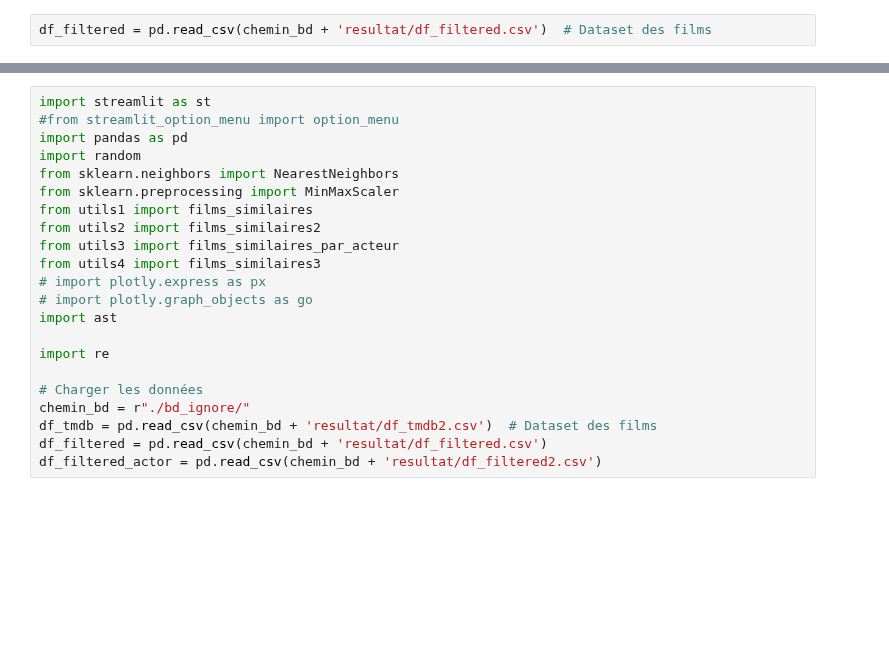
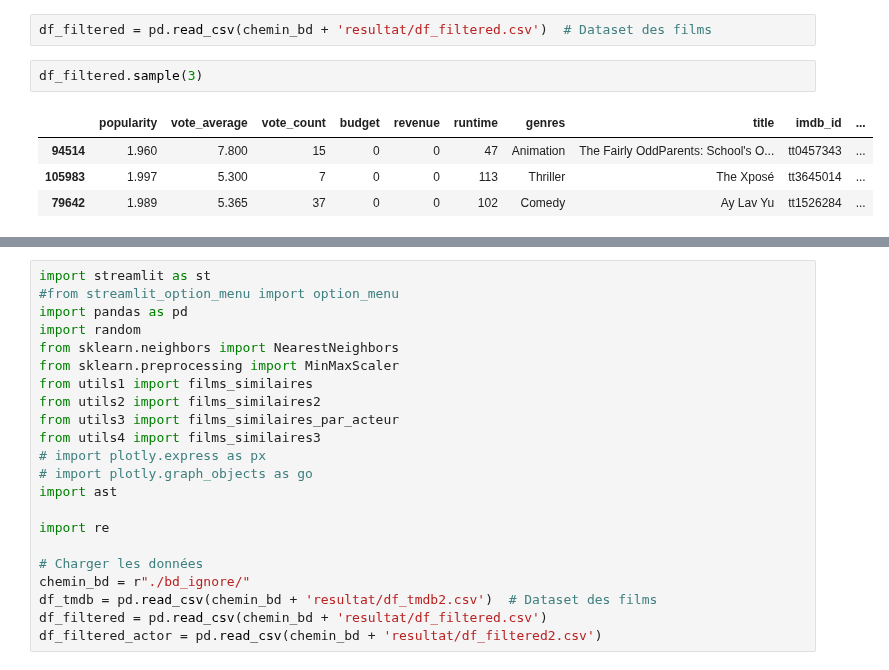
Before and after one commit to aurelieDANIEL2003/projet2_AAA, a Jupyter notebook: Recommendation_a.ipynb, the cells around one changed output, grey strips where cells are left out. Drawn from its saved outputs; the diff is of its cells as text; blank space fills up the shorter version.

```diff
--- a/Recommendation_a.ipynb
+++ b/Recommendation_a.ipynb
@@ -103,3 +103,10 @@ df_tmdb = pd.read_csv(chemin_bd + 'resultat/df_tmdb2.csv')
 df_filtered2.to_csv(chemin_bd + 'resultat/df_filtered.csv', index = False)
 # %%
 df_filtered = pd.read_csv(chemin_bd + 'resultat/df_filtered.csv')  # Dataset des films
+# %%
+df_filtered.sample(3)
+# %% [output]
+|  | popularity | vote_average | vote_count | budget | revenue | runtime | genres | title | imdb_id | ... |
+| 94514 | 1.960 | 7.800 | 15 | 0 | 0 | 47 | Animation | The Fairly OddParents: School's O... | tt0457343 | ... |
+| 105983 | 1.997 | 5.300 | 7 | 0 | 0 | 113 | Thriller | The Xposé | tt3645014 | ... |
+| 79642 | 1.989 | 5.365 | 37 | 0 | 0 | 102 | Comedy | Ay Lav Yu | tt1526284 | ... |
```
Also changed, not shown: parts of 4 cells of this notebook, 6 other files.
